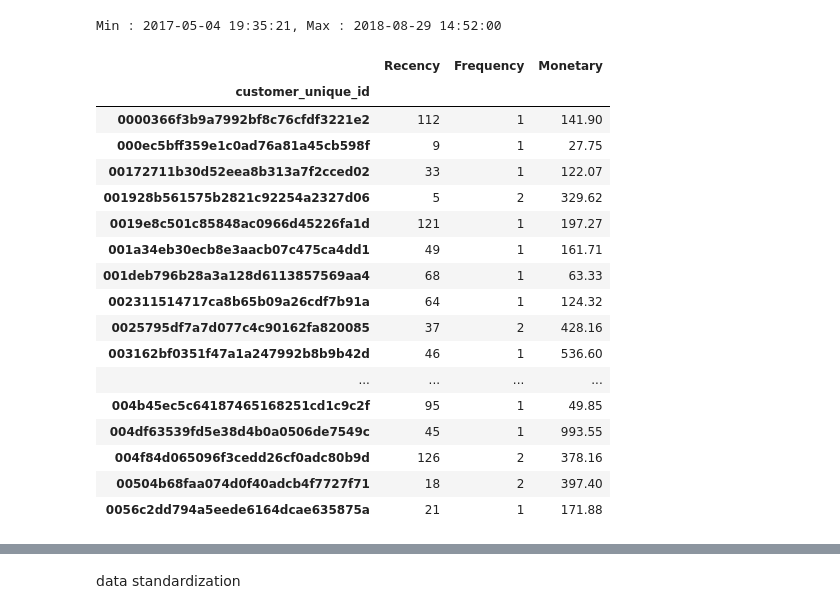
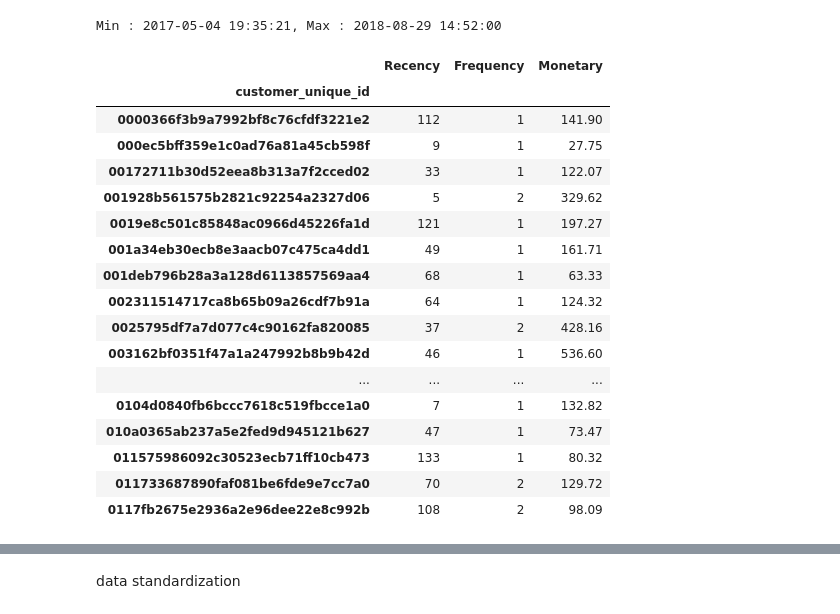
Before and after one commit to MatteoFerraresi/267161, a Jupyter notebook: main.ipynb, the cells around one changed output, grey strips where cells are left out. Cells and saved outputs as stored; diff of their text form; code cells hidden in the pictures.

```diff
--- a/main.ipynb
+++ b/main.ipynb
@@ -380,39 +380,39 @@ Min : 2017-05-04 19:35:21, Max : 2018-08-29 14:52:00
 # %%
 #calculate RFM
 import datetime as dt
 pin_date = max(cs_df.order_purchase_timestamp) + dt.timedelta(1)
 
 #Create RFM dataframe
 rfm = cs_df.groupby('customer_unique_id').agg({
     'order_purchase_timestamp' : lambda x: (pin_date - x.max()).days,
     'order_item_id' : 'count',
     'payment_value' : 'sum'})
 
 #Rename columns
 rfm.rename(columns = {'order_purchase_timestamp' : 'Recency',
                       'order_item_id' : 'Frequency',
                       'payment_value' : 'Monetary'}, inplace = True)
 
-rfm.head(20)
+rfm.head(50)
 # %% [output]
 |  | Recency | Frequency | Monetary |
 | customer_unique_id |  |  |  |
 | 0000366f3b9a7992bf8c76cfdf3221e2 | 112 | 1 | 141.90 |
 | 000ec5bff359e1c0ad76a81a45cb598f | 9 | 1 | 27.75 |
 | 00172711b30d52eea8b313a7f2cced02 | 33 | 1 | 122.07 |
 | 001928b561575b2821c92254a2327d06 | 5 | 2 | 329.62 |
 | 0019e8c501c85848ac0966d45226fa1d | 121 | 1 | 197.27 |
 | 001a34eb30ecb8e3aacb07c475ca4dd1 | 49 | 1 | 161.71 |
 | 001deb796b28a3a128d6113857569aa4 | 68 | 1 | 63.33 |
 | 002311514717ca8b65b09a26cdf7b91a | 64 | 1 | 124.32 |
 | 0025795df7a7d077c4c90162fa820085 | 37 | 2 | 428.16 |
 | 003162bf0351f47a1a247992b8b9b42d | 46 | 1 | 536.60 |
 | ... | ... | ... | ... |
-| 004b45ec5c64187465168251cd1c9c2f | 95 | 1 | 49.85 |
-| 004df63539fd5e38d4b0a0506de7549c | 45 | 1 | 993.55 |
-| 004f84d065096f3cedd26cf0adc80b9d | 126 | 2 | 378.16 |
-| 00504b68faa074d0f40adcb4f7727f71 | 18 | 2 | 397.40 |
-| 0056c2dd794a5eede6164dcae635875a | 21 | 1 | 171.88 |
+| 0104d0840fb6bccc7618c519fbcce1a0 | 7 | 1 | 132.82 |
+| 010a0365ab237a5e2fed9d945121b627 | 47 | 1 | 73.47 |
+| 011575986092c30523ecb71ff10cb473 | 133 | 1 | 80.32 |
+| 011733687890faf081be6fde9e7cc7a0 | 70 | 2 | 129.72 |
+| 0117fb2675e2936a2e96dee22e8c992b | 108 | 2 | 98.09 |
 # %%
 print(rfm[rfm['Frequency']>1].shape[0] / rfm.shape[0])
 print(rfm['Frequency'].describe())
```
Also changed, not shown: parts of 15 cells of this notebook.
